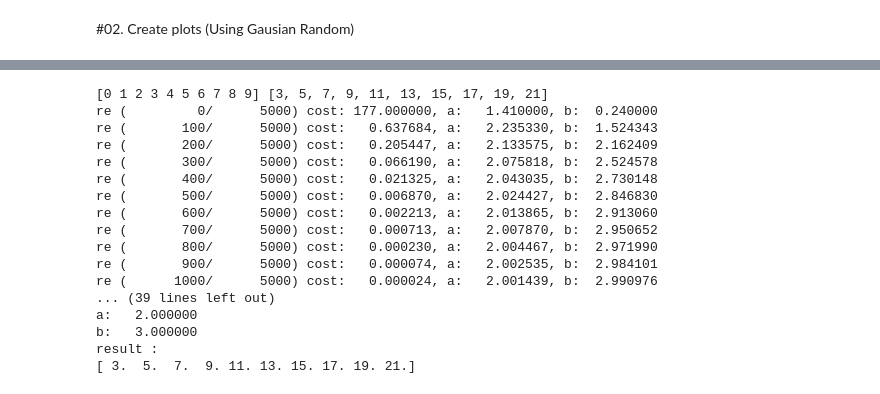
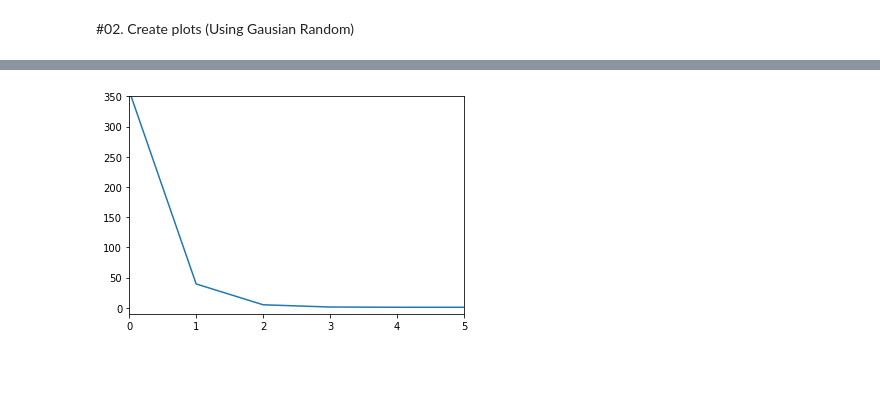
Before and after one commit to CJavaPython/AssignmentFolder, a Jupyter notebook: Assignment02/Assignment02.ipynb, the cells around one changed output, grey strips where cells are left out. Saved outputs shown, nothing was run; the diff lists cells and outputs as text; code cells hidden in the pictures; blank space fills up the shorter version.

```diff
--- a/Assignment02/Assignment02.ipynb
+++ b/Assignment02/Assignment02.ipynb
@@ -117,52 +81,6 @@ tensor(0.1158, dtype=torch.float64) tensor(18.6157, dtype=torch.float64)
-# %%
-import matplotlib.pyplot as plt
-import numpy as np
-from matplotlib.pylab import plot, show
-
-
-x = np.arange(0,10,1)
-y=[(2*a + 3) for a in x]
-print(x,y)
-
-re = 5000
-learning_rate = 0.01 #보폭이라고 함 근데 정답에 가까워질수록 보폭이 알아서 줄어듬
-
-size = len(x)
-a = 0.0
-b = 0.0
-
-for i in range(re):
-    hypothesis = x * a + b
-    cost = np.sum((hypothesis - y) ** 2) / size
-    gradient_a = np.sum((a * x - y + b) * 2 * x) / size
-    gradient_b = np.sum((a * x - y + b) * 2) / size
-
-    a -= learning_rate * gradient_a
-    b -= learning_rate * gradient_b
-
-    if i % 100 == 0:
-        print('re ({:10d}/{:10d}) cost: {:10f}, a: {:10f}, b:{:10f}'.format(i, re, cost, a, b))
-
-print('a: {:10f}'.format(a))
-print('b: {:10f}'.format(b))
-print('result : ')
-
-print(x * a + b)
-# %% [output]
-[0 1 2 3 4 5 6 7 8 9] [3, 5, 7, 9, 11, 13, 15, 17, 19, 21]
-re (         0/      5000) cost: 177.000000, a:   1.410000, b:  0.240000
-re (       100/      5000) cost:   0.637684, a:   2.235330, b:  1.524343
-re (       200/      5000) cost:   0.205447, a:   2.133575, b:  2.162409
-re (       300/      5000) cost:   0.066190, a:   2.075818, b:  2.524578
-re (       400/      5000) cost:   0.021325, a:   2.043035, b:  2.730148
-re (       500/      5000) cost:   0.006870, a:   2.024427, b:  2.846830
-re (       600/      5000) cost:   0.002213, a:   2.013865, b:  2.913060
-re (       700/      5000) cost:   0.000713, a:   2.007870, b:  2.950652
-re (       800/      5000) cost:   0.000230, a:   2.004467, b:  2.971990
-re (       900/      5000) cost:   0.000074, a:   2.002535, b:  2.984101
-re (      1000/      5000) cost:   0.000024, a:   2.001439, b:  2.990976
-... (39 lines left out)
-a:   2.000000
-b:   3.000000
-result :
-[ 3.  5.  7.  9. 11. 13. 15. 17. 19. 21.]
+# %%
+plt.plot(cost_list)
+plt.axis([0, 5, -10, 350])
+plt.show()
+# %% [output]
+[figure, added]
```
Also changed, not shown: parts of 3 cells of this notebook.
